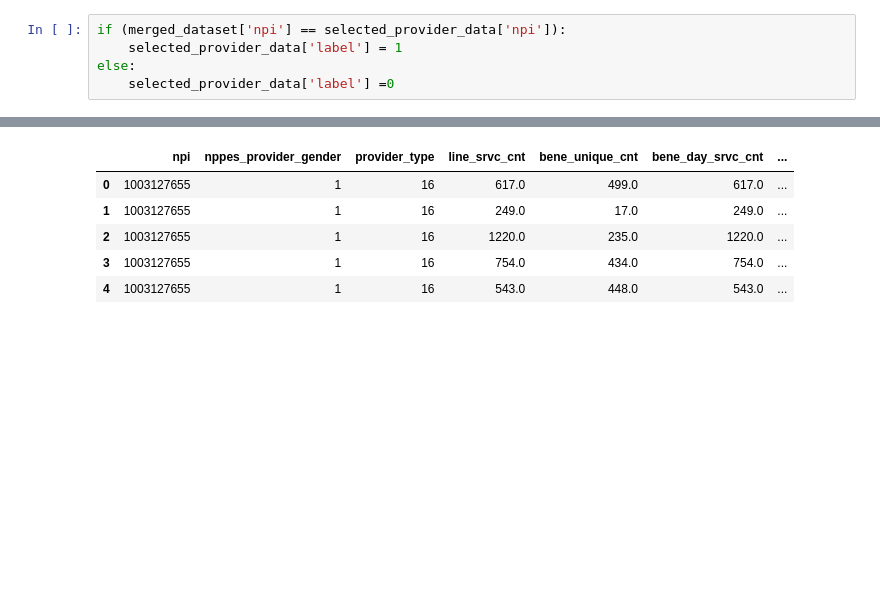
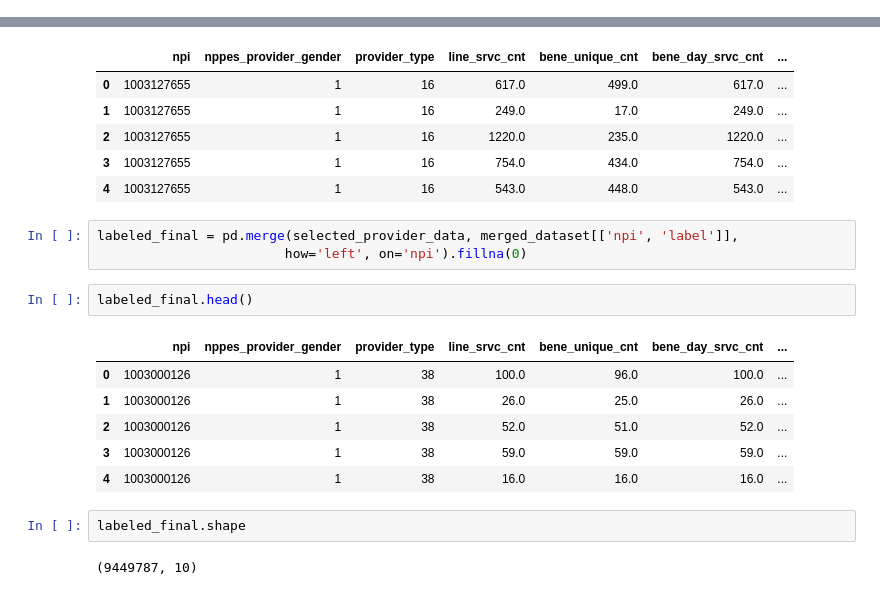
Before and after one commit to raoamalik/detecting_healthcare_provider_fraud, a Jupyter notebook: detecting_healthcare_provider_fraud.ipynb, the cells around one changed output, grey strips where cells are left out. Cells and saved outputs as stored; diff of their text form; blank space fills up the shorter version.

Commit message:
labels and train test split

```diff
--- a/detecting_healthcare_provider_fraud.ipynb
+++ b/detecting_healthcare_provider_fraud.ipynb
@@ -445,7 +438,2 @@ selected_provider_data.head()
 # %%
 merged_dataset.npi = merged_dataset.npi.astype(int)
-# %%
-if (merged_dataset['npi'] == selected_provider_data['npi']):
-    selected_provider_data['label'] = 1
-else:
-    selected_provider_data['label'] =0
@@ -472,3 +458,19 @@ merged_dataset.head()
 | 2 | 1003127655 | 1 | 16 | 1220.0 | 235.0 | 1220.0 | ... |
 | 3 | 1003127655 | 1 | 16 | 754.0 | 434.0 | 754.0 | ... |
 | 4 | 1003127655 | 1 | 16 | 543.0 | 448.0 | 543.0 | ... |
+# %%
+labeled_final = pd.merge(selected_provider_data, merged_dataset[['npi', 'label']],
+                        how='left', on='npi').fillna(0)
+# %%
+labeled_final.head()
+# %% [output]
+|  | npi | nppes_provider_gender | provider_type | line_srvc_cnt | bene_unique_cnt | bene_day_srvc_cnt | ... |
+| 0 | 1003000126 | 1 | 38 | 100.0 | 96.0 | 100.0 | ... |
+| 1 | 1003000126 | 1 | 38 | 26.0 | 25.0 | 26.0 | ... |
+| 2 | 1003000126 | 1 | 38 | 52.0 | 51.0 | 52.0 | ... |
+| 3 | 1003000126 | 1 | 38 | 59.0 | 59.0 | 59.0 | ... |
+| 4 | 1003000126 | 1 | 38 | 16.0 | 16.0 | 16.0 | ... |
+# %%
+labeled_final.shape
+# %% [output]
+(9449787, 10)
```
Also changed, not shown: parts of 12 cells of this notebook.
